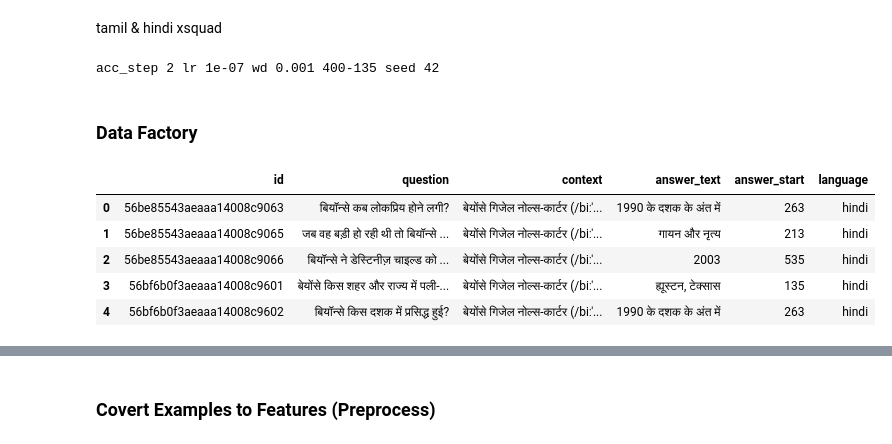
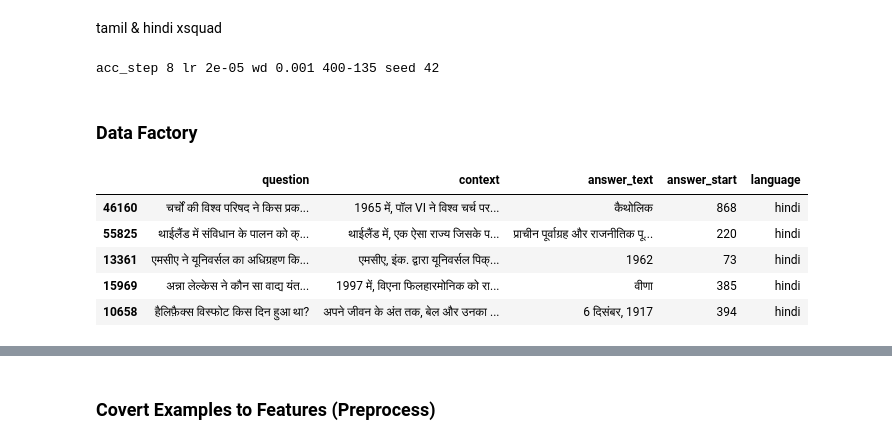
Before and after one commit to aruaru0/kaggle_colab_notebooks_no01, a Jupyter notebook: chaii_qa_5_fold_xlmroberta_torch_fit_multi_sample_dropout.ipynb, the cells around one changed output, grey strips where cells are left out. Drawn from its saved outputs; the diff is of its cells as text; code cells hidden in the pictures.

```diff
--- a/chaii_qa_5_fold_xlmroberta_torch_fit_multi_sample_dropout.ipynb
+++ b/chaii_qa_5_fold_xlmroberta_torch_fit_multi_sample_dropout.ipynb
@@ -283,7 +283,7 @@ class Config:
     fp16 = True if APEX_INSTALLED else False
     fp16_opt_level = "O1"
 
-    gradient_accumulation_steps =  2#@param {type:"integer"}
+    gradient_accumulation_steps =  8#@param {type:"integer"}
 
     # tokenizer
     tokenizer_name = "../input/xlm-roberta-squad2/deepset/xlm-roberta-large-squad2"
@@ -293,13 +293,13 @@ class Config:
     doc_stride =  135#@param {type:"integer"}
 
     # train
-    epochs =  12#@param {type:"integer"}
+    epochs =  1#@param {type:"integer"}
     train_batch_size = 4
     eval_batch_size = 8
 
     # optimizer
     optimizer_type = 'AdamW'
-    learning_rate =  1e-7#@param {type:"number"}
+    learning_rate =  2e-5#@param {type:"number"}
     weight_decay =   1e-3#@param {type:"number"}
     epsilon = 1e-10 #@param {type:"number"}
     max_grad_norm = 1.0 #@param {type:"number"}
@@ -307,11 +307,11 @@ class Config:
     # scheduler
     decay_name = 'linear-warmup'
     warmup_ratio = 0.1
-    scheduler_step = 12#@param {type:"integer"}
+    scheduler_step = 2#@param {type:"integer"}
 
     # logging
     ####logging_steps = 10
-    logging_steps = 250
+    logging_steps = 1000
 
     # evaluate
     output_dir = 'output'
@@ -322,7 +322,7 @@ print("acc_step", Config.gradient_accumulation_steps,
       "{}-{}".format(Config.max_seq_length, Config.doc_stride),
       "seed", Config.seed)
 # %% [output]
-acc_step 2 lr 1e-07 wd 0.001 400-135 seed 42
+acc_step 8 lr 2e-05 wd 0.001 400-135 seed 42
 # %% [markdown]
 ### Data Factory
 # %%
@@ -333,28 +333,30 @@ acc_step 2 lr 1e-07 wd 0.001 400-135 seed 42
 #external_tamil_xquad.head()
 # %%
 import ast
-external_tamil_xquad2 = pd.read_csv('/content/input/google-translated-squad20-to-hindi-and-tamil/squad_ta.csv')
+external_hindi_xquad2 = pd.read_csv('/content/input/google-translated-squad20-to-hindi-and-tamil/squad_hi.csv')
 
 text, start = [], []
 for i in range(len(external_hindi_xquad2)):
   ans = external_hindi_xquad2['answers'][i]
   dic = ast.literal_eval(ans)[0]
   text.append(dic['text'])
   start.append(dic['answer_start'])
 
 external_hindi_xquad2['answer_text'] = text
 external_hindi_xquad2['answer_start'] = start
 external_hindi_xquad2['language'] = "hindi"
 
-external_hindi_xquad2 = external_hindi_xquad2.drop(['answers','c_id','is_in'], axis=1)
+external_hindi_xquad2 = external_hindi_xquad2.drop(['id', 'answers','c_id','is_in'], axis=1)
+external_hindi_xquad2 = external_hindi_xquad2.sample(frac=1, random_state=42)[:4000]
+
 external_hindi_xquad2.head()
 # %% [output]
-|  | id | question | context | answer_text | answer_start | language |
-| 0 | 56be85543aeaaa14008c9063 | बियॉन्से कब लोकप्रिय होने लगी? | बेयोंसे गिजेल नोल्स-कार्टर (/biːˈ... | 1990 के दशक के अंत में | 263 | hindi |
-| 1 | 56be85543aeaaa14008c9065 | जब वह बड़ी हो रही थी तो बियॉन्से ... | बेयोंसे गिजेल नोल्स-कार्टर (/biːˈ... | गायन और नृत्य | 213 | hindi |
-| 2 | 56be85543aeaaa14008c9066 | बियॉन्से ने डेस्टिनीज़ चाइल्ड को ... | बेयोंसे गिजेल नोल्स-कार्टर (/biːˈ... | 2003 | 535 | hindi |
-| 3 | 56bf6b0f3aeaaa14008c9601 | बेयोंसे किस शहर और राज्य में पली-... | बेयोंसे गिजेल नोल्स-कार्टर (/biːˈ... | ह्यूस्टन, टेक्सास | 135 | hindi |
-| 4 | 56bf6b0f3aeaaa14008c9602 | बियॉन्से किस दशक में प्रसिद्ध हुई? | बेयोंसे गिजेल नोल्स-कार्टर (/biːˈ... | 1990 के दशक के अंत में | 263 | hindi |
+|  | question | context | answer_text | answer_start | language |
+| 46160 | चर्चों की विश्व परिषद ने किस प्रक... | 1965 में, पॉल VI ने विश्व चर्च पर... | कैथोलिक | 868 | hindi |
+| 55825 | थाईलैंड में संविधान के पालन को क्... | थाईलैंड में, एक ऐसा राज्य जिसके प... | प्राचीन पूर्वाग्रह और राजनीतिक पू... | 220 | hindi |
+| 13361 | एमसीए ने यूनिवर्सल का अधिग्रहण कि... | एमसीए, इंक. द्वारा यूनिवर्सल पिक्... | 1962 | 73 | hindi |
+| 15969 | अन्ना लेल्केस ने कौन सा वाद्य यंत... | 1997 में, विएना फिलहारमोनिक को रा... | वीणा | 385 | hindi |
+| 10658 | हैलिफ़ैक्स विस्फोट किस दिन हुआ था? | अपने जीवन के अंत तक, बेल और उनका ... | 6 दिसंबर, 1917 | 394 | hindi |
 # %%
 external_tamil_xquad2 = pd.read_csv('/content/input/google-translated-squad20-to-hindi-and-tamil/squad_ta.csv')
 
```
Also changed, not shown: parts of 9 cells of this notebook.
